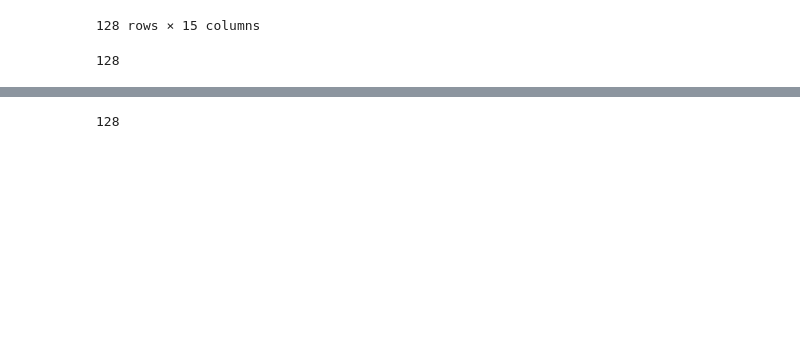
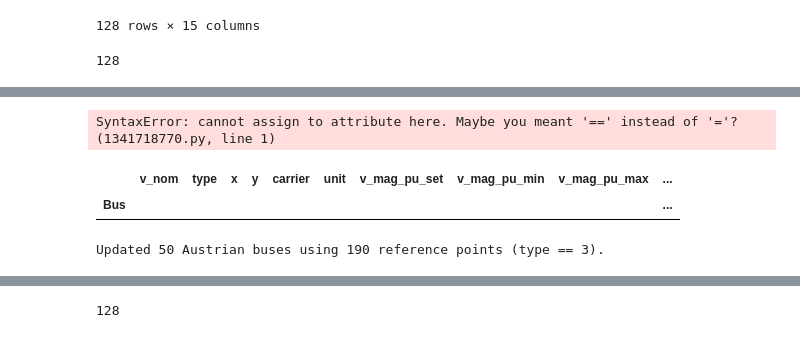
Before and after one commit to bjoernellens1/pypsa-eur-evt, a Jupyter notebook: rules/MA/notebooks/merge_austrian_network.py.ipynb, the cells around one changed output, grey strips where cells are left out. Drawn from its saved outputs; the diff is of its cells as text; code cells hidden in the pictures; blank space fills up the shorter version.

```diff
--- a/rules/MA/notebooks/merge_austrian_network.py.ipynb
+++ b/rules/MA/notebooks/merge_austrian_network.py.ipynb
@@ -179,0 +160,56 @@ network1.buses.loc[buses1.index, ['x', 'y']] = buses1[['x', 'y']]
+# %%
+reference_buses2 = buses2[buses2.type.values == 3]
+# %% [output]
+SyntaxError: cannot assign to attribute here. Maybe you meant '==' instead of '='? (1341718770.py, line 1)
+# %%
+reference_buses2
+# %% [output]
+|  | v_nom | type | x | y | carrier | unit | v_mag_pu_set | v_mag_pu_min | v_mag_pu_max | ... |
+| Bus |  |  |  |  |  |  |  |  |  | ... |
+# %%
+import pandas as pd
+import numpy as np
+from scipy.spatial import cKDTree
+import pypsa
+
+# ------------------------------
+# Assumptions:
+# - network1: Coarse PyPSA-Eur network
+# - network2: Detailed Austrian network
+# ------------------------------
+
+# Step 1: Copy bus DataFrames
+buses1 = network1.buses.copy()
+buses2 = network2.buses.copy()
+
+# Step 2: Ensure `type` column in buses2 is numeric (convert if needed)
+buses2["type"] = pd.to_numeric(buses2["type"], errors="coerce")  # Coerce invalid entries to NaN
+
+# Step 3: Filter Austrian buses in network1
+austrian_buses1 = buses1[buses1["country"].isin(["AT", "Austria"])]
+
+# Step 4: Select only type == 3 buses from network2 as reference
+reference_buses2 = buses2[buses2["type"] == 3].dropna(subset=["x", "y"])
+
+# Safety check
+if reference_buses2.empty:
+    raise ValueError("No buses with type == 3 found in network2 after conversion.")
+
+# Step 5: Build KDTree from reference coordinates
+tree = cKDTree(reference_buses2[["x", "y"]].values)
+
+# Step 6: Query nearest neighbors for each Austrian bus
+distances, nearest_indices = tree.query(austrian_buses1[["x", "y"]].values)
+
+# Step 7: Replace coordinates in buses1
+new_coords = reference_buses2.iloc[nearest_indices][["x", "y"]].values
+buses1.loc[austrian_buses1.index, ["x", "y"]] = new_coords
+
+# Step 8: Create a new merged network with updated bus positions
+merged_network = network1.copy()
+merged_network.buses.loc[buses1.index, ["x", "y"]] = buses1[["x", "y"]]
+
+# Optional: Log info
+print(f"Updated {len(austrian_buses1)} Austrian buses using {len(reference_buses2)} reference points (type == 3).")
+# %% [output]
+Updated 50 Austrian buses using 190 reference points (type == 3).
```
Also changed, not shown: parts of 19 cells of this notebook, 6 other files.
